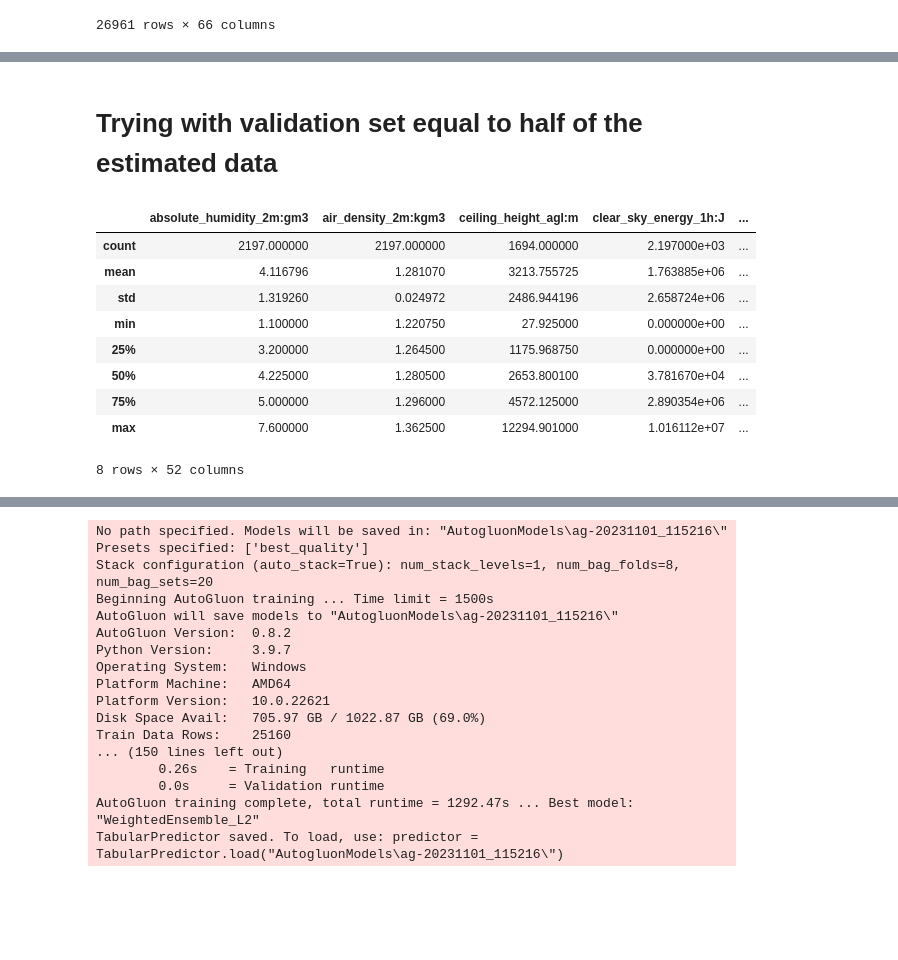
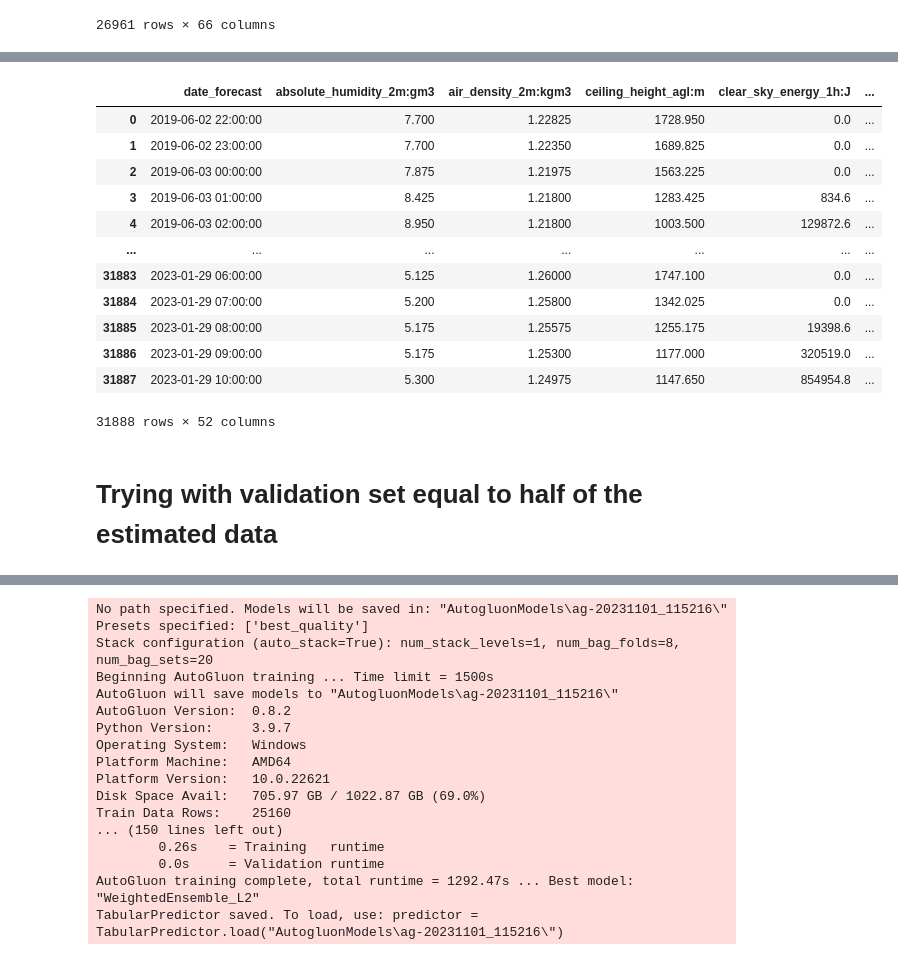
Before and after one commit to henningolweus/MLprosjekt, a Jupyter notebook: data/autogluon.ipynb, the cells around one changed output, grey strips where cells are left out. Saved outputs shown, nothing was run; the diff lists cells and outputs as text; code cells hidden in the pictures; blank space fills up the shorter version.

```diff
--- a/data/autogluon.ipynb
+++ b/data/autogluon.ipynb
@@ -63,9 +63,9 @@ class CustomTimeSeriesSplit(_BaseKFold):
 # %%
 x_train_a_combined = x_train_a.merge(y_train_a, left_on='date_forecast', right_on='time', how='left')
 x_train_a_combined['observed'] = x_train_a_combined['calc_year'].isna().astype(int)
-train_data_a = x_train_a_combined.drop(['time', 'calc_year', 'calc_month', 'calc_day', 'calc_hour', 'date_forecast','hour_sin','hour_cos','month_sin','month_cos','day_of_year_sin','day_of_year_cos','direct_rad_3h_roll_avg','diffuse_rad_3h_roll_avg','direct_rad_6h_roll_avg','diffuse_rad_6h_roll_avg', 'direct_rad_x_sun_elevation'], axis = 1)
+train_data_a = x_train_a_combined.drop(['time', 'calc_year', 'calc_month', 'calc_day', 'calc_hour','hour_sin','hour_cos','month_sin','month_cos','day_of_year_sin','day_of_year_cos','direct_rad_3h_roll_avg','diffuse_rad_3h_roll_avg','direct_rad_6h_roll_avg','diffuse_rad_6h_roll_avg', 'direct_rad_x_sun_elevation','day_of_year', 'forecast_year','forecast_month','forecast_day','forecast_hour'], axis = 1)
 x_test_a['observed'] = x_test_a['calc_year'].isna().astype(int)
-test_data_a = x_test_a.drop([ 'calc_year', 'calc_month', 'calc_day', 'calc_hour','hour_sin','hour_cos','month_sin','month_cos','day_of_year_sin','day_of_year_cos','direct_rad_3h_roll_avg','diffuse_rad_3h_roll_avg','direct_rad_6h_roll_avg','diffuse_rad_6h_roll_avg', 'direct_rad_x_sun_elevation'], axis = 1)
+test_data_a = x_test_a.drop([ 'calc_year', 'calc_month', 'calc_day', 'calc_hour','hour_sin','hour_cos','month_sin','month_cos','day_of_year_sin','day_of_year_cos','direct_rad_3h_roll_avg','diffuse_rad_3h_roll_avg','direct_rad_6h_roll_avg','diffuse_rad_6h_roll_avg', 'direct_rad_x_sun_elevation','day_of_year','forecast_year','forecast_month','forecast_day','forecast_hour'], axis = 1)
 # %%
 x_train_b_combined = x_train_b.merge(y_train_b, left_on='date_forecast', right_on='time', how='left')
 x_train_b_combined['observed'] = x_train_b_combined['calc_year'].isna().astype(int)
@@ -98,3 +98,19 @@ test_data_b
+# %%
+train_data_a
+# %% [output]
+|  | date_forecast | absolute_humidity_2m:gm3 | air_density_2m:kgm3 | ceiling_height_agl:m | clear_sky_energy_1h:J | ... |
+| 0 | 2019-06-02 22:00:00 | 7.700 | 1.22825 | 1728.950 | 0.0 | ... |
+| 1 | 2019-06-02 23:00:00 | 7.700 | 1.22350 | 1689.825 | 0.0 | ... |
+| 2 | 2019-06-03 00:00:00 | 7.875 | 1.21975 | 1563.225 | 0.0 | ... |
+| 3 | 2019-06-03 01:00:00 | 8.425 | 1.21800 | 1283.425 | 834.6 | ... |
+| 4 | 2019-06-03 02:00:00 | 8.950 | 1.21800 | 1003.500 | 129872.6 | ... |
+| ... | ... | ... | ... | ... | ... | ... |
+| 31883 | 2023-01-29 06:00:00 | 5.125 | 1.26000 | 1747.100 | 0.0 | ... |
+| 31884 | 2023-01-29 07:00:00 | 5.200 | 1.25800 | 1342.025 | 0.0 | ... |
+| 31885 | 2023-01-29 08:00:00 | 5.175 | 1.25575 | 1255.175 | 19398.6 | ... |
+| 31886 | 2023-01-29 09:00:00 | 5.175 | 1.25300 | 1177.000 | 320519.0 | ... |
+| 31887 | 2023-01-29 10:00:00 | 5.300 | 1.24975 | 1147.650 | 854954.8 | ... |
+31888 rows × 52 columns
 # %% [markdown]
 # Trying with validation set equal to half of the estimated data
 # %%
@@ -128,13 +144,0 @@ train_data_c, val_data_c = split_dataset(train_data_c, 'observed')
-# %%
-val_data_a.describe()
-# %% [output]
-|  | absolute_humidity_2m:gm3 | air_density_2m:kgm3 | ceiling_height_agl:m | clear_sky_energy_1h:J | ... |
-| count | 2197.000000 | 2197.000000 | 1694.000000 | 2.197000e+03 | ... |
-| mean | 4.116796 | 1.281070 | 3213.755725 | 1.763885e+06 | ... |
-| std | 1.319260 | 0.024972 | 2486.944196 | 2.658724e+06 | ... |
-| min | 1.100000 | 1.220750 | 27.925000 | 0.000000e+00 | ... |
-| 25% | 3.200000 | 1.264500 | 1175.968750 | 0.000000e+00 | ... |
-| 50% | 4.225000 | 1.280500 | 2653.800100 | 3.781670e+04 | ... |
-| 75% | 5.000000 | 1.296000 | 4572.125000 | 2.890354e+06 | ... |
-| max | 7.600000 | 1.362500 | 12294.901000 | 1.016112e+07 | ... |
-8 rows × 52 columns
```
Also changed, not shown: parts of 9 cells of this notebook, 1 other file.
